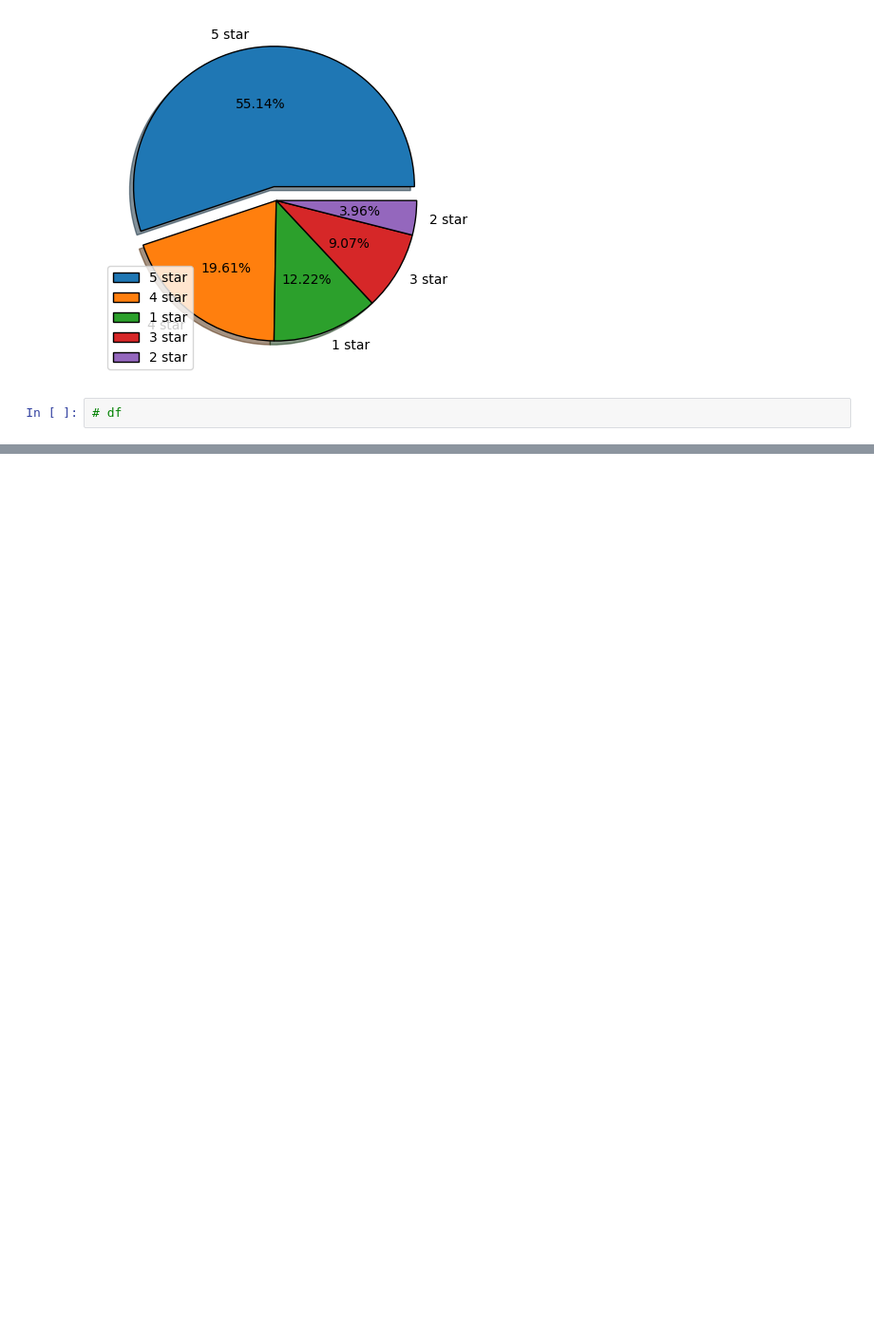
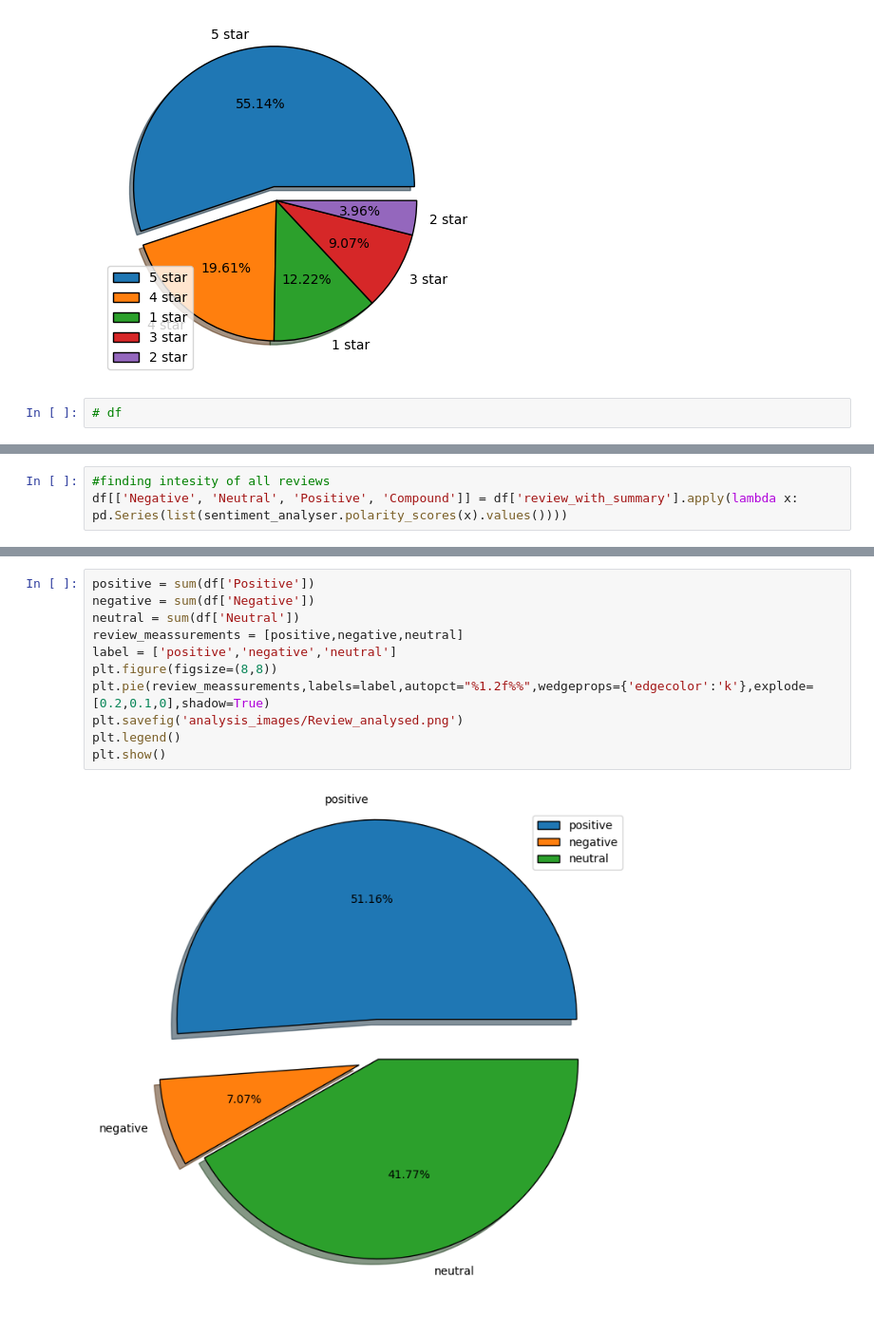
Before and after one commit to upflairs-pvt-ltd/flipkart_review_segmentation, a Jupyter notebook: review_segmentation.ipynb, the cells around one changed output, grey strips where cells are left out. Shown at 95% size. Drawn from its saved outputs; the diff is of its cells as text; blank space fills up the shorter version.

Commit message:
review analysed

```diff
--- a/review_segmentation.ipynb
+++ b/review_segmentation.ipynb
@@ -278,0 +289,3 @@ plt.show()
+# %%
+#finding intesity of all reviews
+df[['Negative', 'Neutral', 'Positive', 'Compound']] = df['review_with_summary'].apply(lambda x: pd.Series(list(sentiment_analyser.polarity_scores(x).values())))
@@ -278,0 +301,13 @@ plt.show()
+# %%
+positive = sum(df['Positive'])
+negative = sum(df['Negative'])
+neutral = sum(df['Neutral'])
+review_meassurements = [positive,negative,neutral]
+label = ['positive','negative','neutral']
+plt.figure(figsize=(8,8))
+plt.pie(review_meassurements,labels=label,autopct="%1.2f%%",wedgeprops={'edgecolor':'k'},explode=[0.2,0.1,0],shadow=True)
+plt.savefig('analysis_images/Review_analysed.png')
+plt.legend()
+plt.show()
+# %% [output]
+[figure, added]
```
Also changed, not shown: parts of 8 cells of this notebook, 3 other files.
